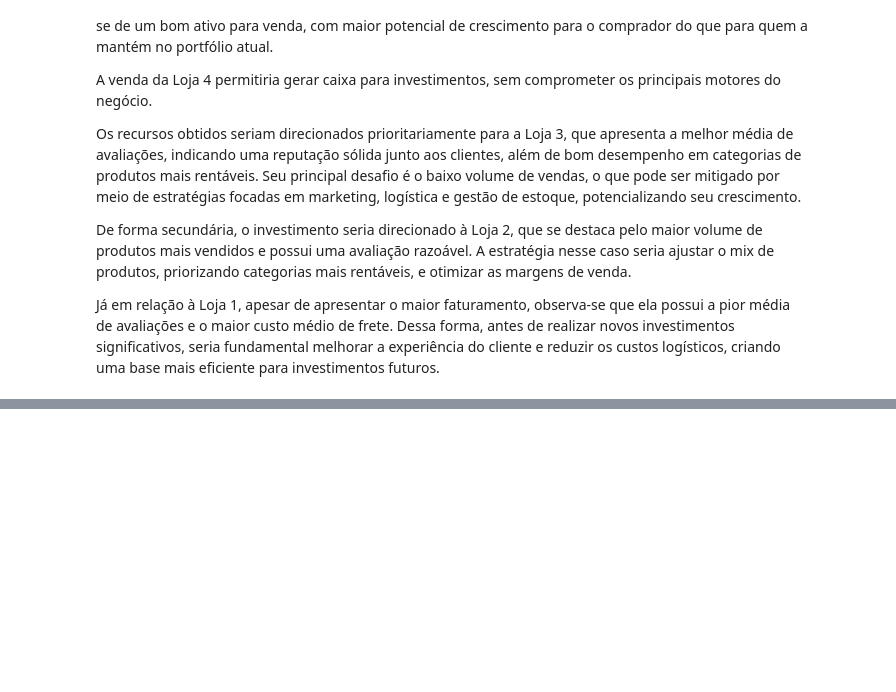
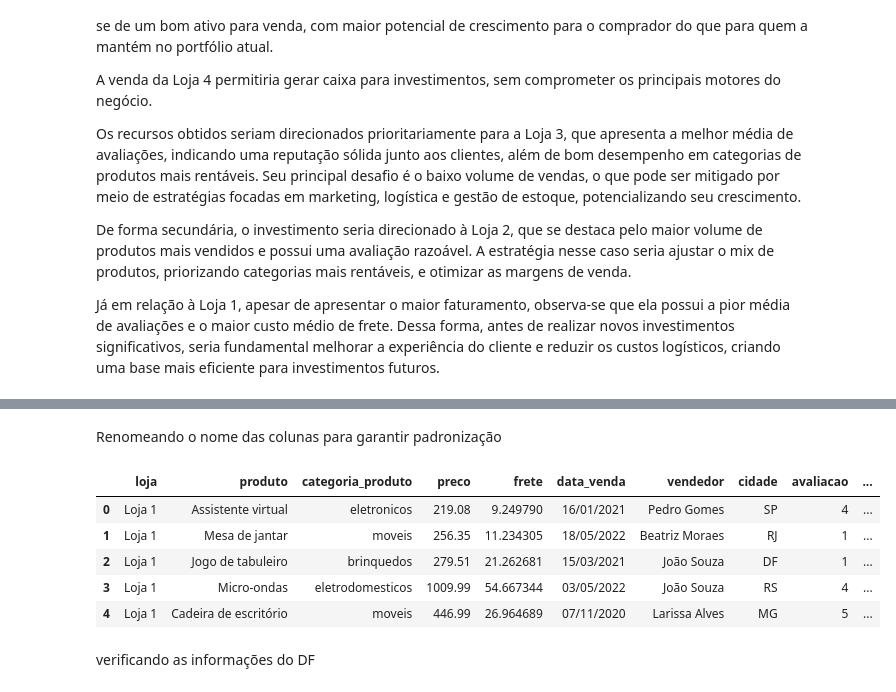
Before and after one commit to walleceoli/Alura_Store, a Jupyter notebook: Challenge_Alura_Store.ipynb, the cells around one changed output, grey strips where cells are left out. Drawn from its saved outputs; the diff is of its cells as text; code cells hidden in the pictures; blank space fills up the shorter version.

Commit message:
Preparado os dados para excel

```diff
--- a/Challenge_Alura_Store.ipynb
+++ b/Challenge_Alura_Store.ipynb
@@ -963,0 +968,11 @@ Já em relação à Loja 1, apesar de apresentar o maior faturamento, observa-se
+# %%
+# Criando uma coluna chamada loja para identificar a qual loja pertence a linha em questão
+loja1['Loja'] = 'Loja 1'
+loja2['Loja'] = 'Loja 2'
+loja3['Loja'] = 'Loja 3'
+loja4['Loja'] = 'Loja 4'
+# Criando O DataFrame chamado df_loja com os dados de todas as 4 lojas
+df_lojas = pd.concat(
+    [loja1, loja2, loja3, loja4],
+    ignore_index= True
+)
@@ -963,0 +992,4 @@ Já em relação à Loja 1, apesar de apresentar o maior faturamento, observa-se
+# %%
+col_loja = df_lojas.pop('Loja')
+df_lojas.insert(0,'Loja', col_loja)
+df_lojas.head()
@@ -963,0 +1003,26 @@ Já em relação à Loja 1, apesar de apresentar o maior faturamento, observa-se
+# %% [markdown]
+Renomeando o nome das colunas para garantir padronização
+# %%
+df_lojas = df_lojas.rename(columns={
+    'Loja' : 'loja',
+    'Produto' : 'produto',
+    'Categoria do Produto': 'categoria_produto',
+    'Preço': 'preco',
+    'Frete' : 'frete',
+    'Data da Compra' : 'data_venda',
+    'Vendedor' : 'vendedor',
+    'Local da compra' : 'cidade',
+    'Avaliação da compra' : 'avaliacao',
+    'Tipo de pagamento' : 'tipo_pagamento',
+    'Quantidade de parcelas' : 'quantidade_parcelas'
+})
+df_lojas.head()
+# %% [output]
+|  | loja | produto | categoria_produto | preco | frete | data_venda | vendedor | cidade | avaliacao | ... |
+| 0 | Loja 1 | Assistente virtual | eletronicos | 219.08 | 9.249790 | 16/01/2021 | Pedro Gomes | SP | 4 | ... |
+| 1 | Loja 1 | Mesa de jantar | moveis | 256.35 | 11.234305 | 18/05/2022 | Beatriz Moraes | RJ | 1 | ... |
+| 2 | Loja 1 | Jogo de tabuleiro | brinquedos | 279.51 | 21.262681 | 15/03/2021 | João Souza | DF | 1 | ... |
+| 3 | Loja 1 | Micro-ondas | eletrodomesticos | 1009.99 | 54.667344 | 03/05/2022 | João Souza | RS | 4 | ... |
+| 4 | Loja 1 | Cadeira de escritório | moveis | 446.99 | 26.964689 | 07/11/2020 | Larissa Alves | MG | 5 | ... |
+# %% [markdown]
+verificando as informações do DF
```
Also changed, not shown: parts of 18 cells of this notebook.
